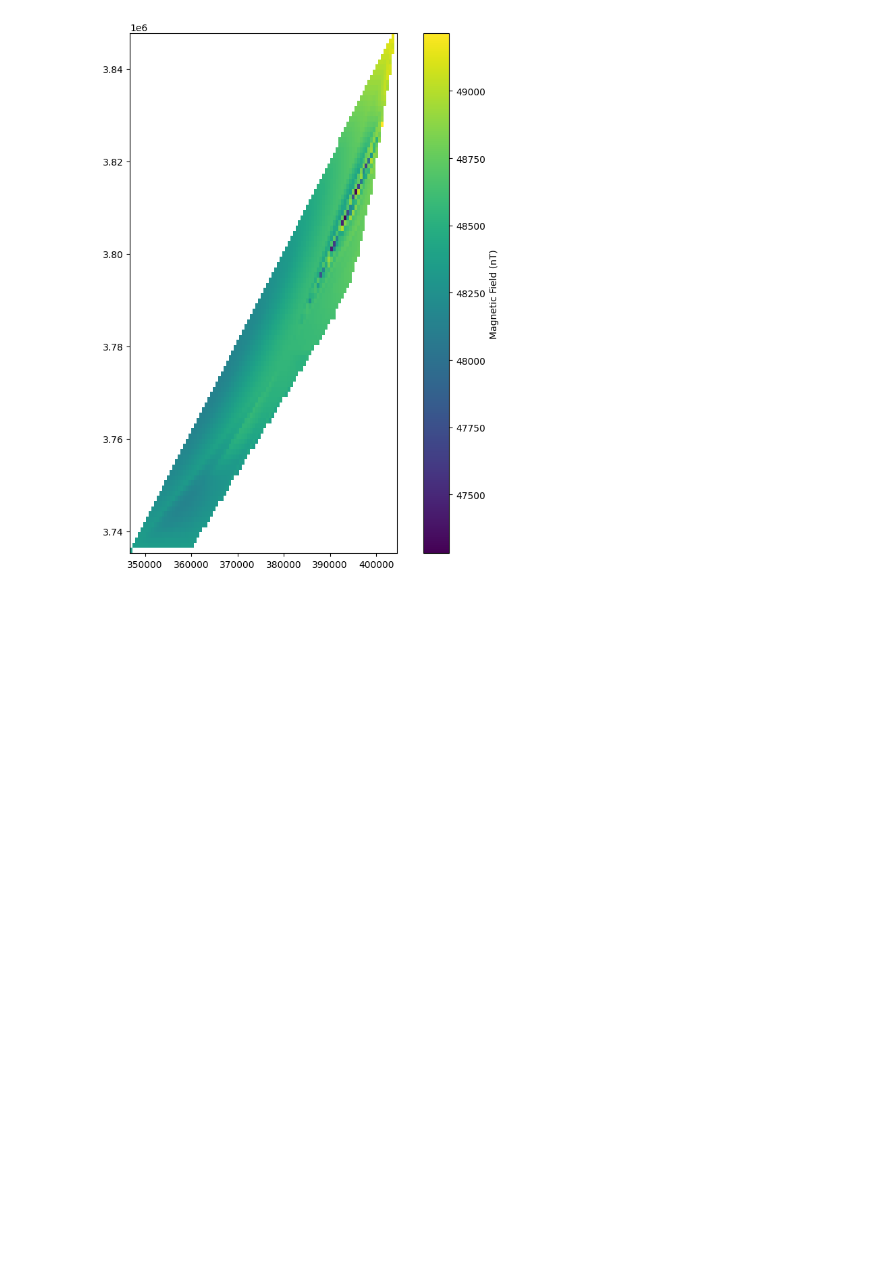
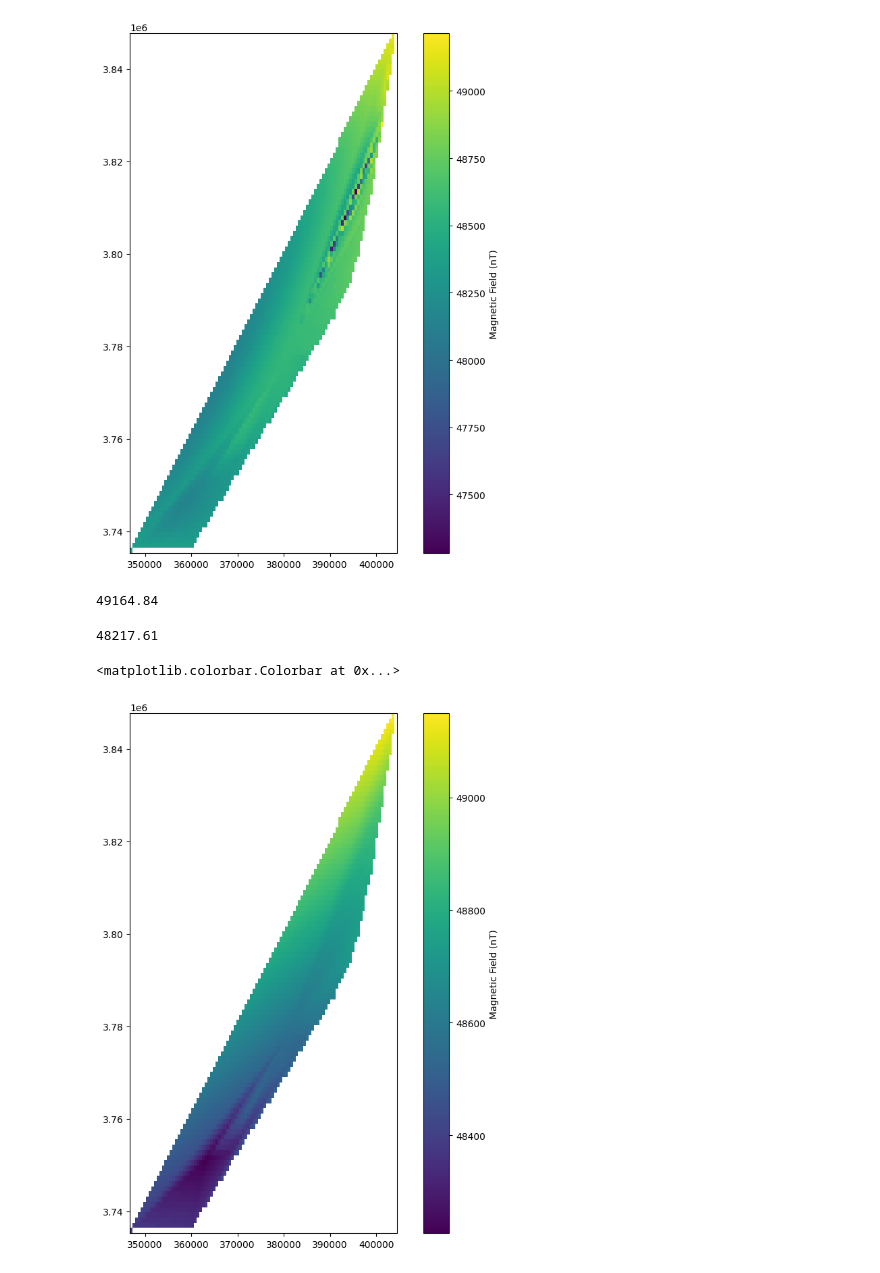
Before and after one commit to aradfarahani/Magnetometry, a Jupyter notebook: Magnetometry.ipynb, the cells around one changed output. Saved outputs shown, nothing was run; the diff lists cells and outputs as text; code cells hidden in the pictures; blank space fills up the shorter version.

```diff
--- a/Magnetometry.ipynb
+++ b/Magnetometry.ipynb
@@ -61,3 +61,20 @@ plt.colorbar(label='Magnetic Field (nT)')
 # %% [output]
 <matplotlib.colorbar.Colorbar at 0x...>
 [figure]
+# %%
+mag.max()
+# %% [output]
+49164.84
+# %%
+mag.min()
+# %% [output]
+48217.61
+# %%
+grid_mag = griddata((x, y), mag, (grid_x, grid_y), method='linear')
+# %%
+plt.figure(figsize=(10, 10))
+plt.imshow(grid_mag, extent=(min(x), max(x), min(y), max(y)), origin='lower', cmap='viridis')
+plt.colorbar(label='Magnetic Field (nT)')
+# %% [output]
+<matplotlib.colorbar.Colorbar at 0x...>
+[figure, added]
```
Also changed, not shown: parts of 2 cells of this notebook.
